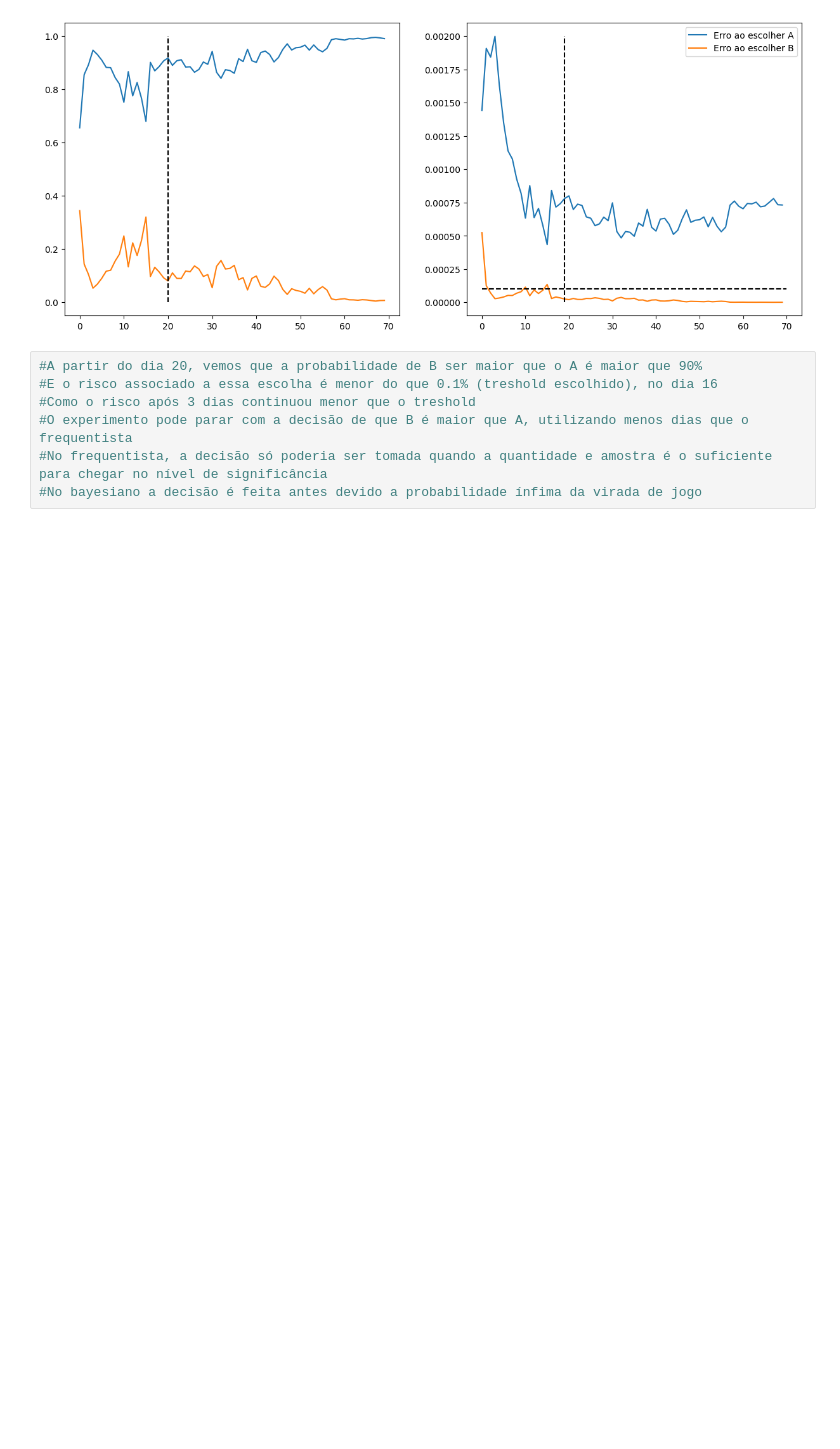
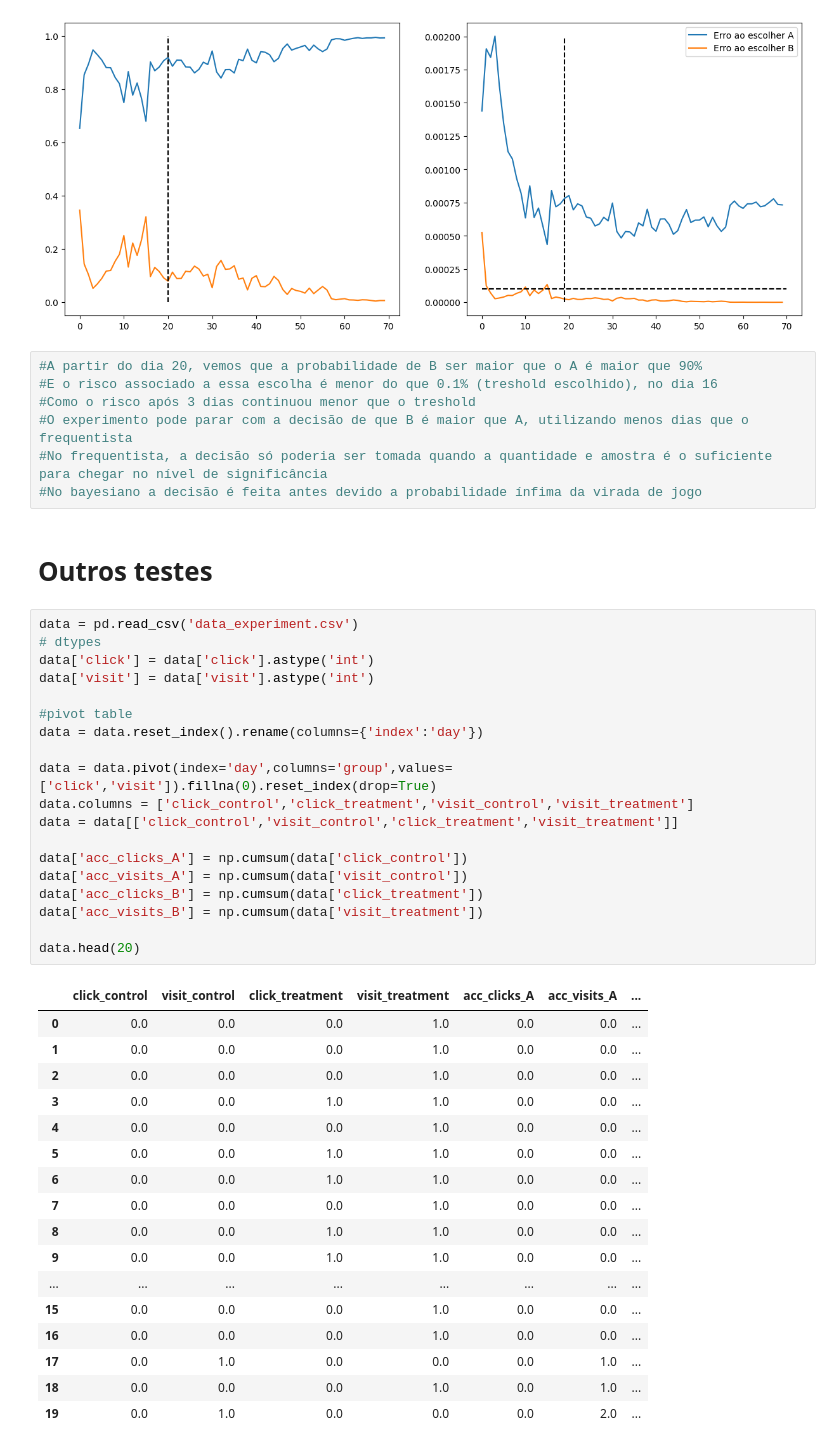
Before and after one commit to ian-alves-sousa/ab_bayesiano, a Jupyter notebook: AB_Frequentista.ipynb, the cells around one changed output. Cells and saved outputs as stored; diff of their text form; blank space fills up the shorter version.

```diff
--- a/AB_Frequentista.ipynb
+++ b/AB_Frequentista.ipynb
@@ -221,3 +221,42 @@ plt.legend();
 #O experimento pode parar com a decisão de que B é maior que A, utilizando menos dias que o frequentista
 #No frequentista, a decisão só poderia ser tomada quando a quantidade e amostra é o suficiente para chegar no nível de significância
 #No bayesiano a decisão é feita antes devido a probabilidade ínfima da virada de jogo
+# %% [markdown]
+# Outros testes
+# %%
+data = pd.read_csv('data_experiment.csv')
+# dtypes
+data['click'] = data['click'].astype('int')
+data['visit'] = data['visit'].astype('int')
+
+#pivot table
+data = data.reset_index().rename(columns={'index':'day'})
+
+data = data.pivot(index='day',columns='group',values=['click','visit']).fillna(0).reset_index(drop=True)
+data.columns = ['click_control','click_treatment','visit_control','visit_treatment']
+data = data[['click_control','visit_control','click_treatment','visit_treatment']]
+
+data['acc_clicks_A'] = np.cumsum(data['click_control'])
+data['acc_visits_A'] = np.cumsum(data['visit_control'])
+data['acc_clicks_B'] = np.cumsum(data['click_treatment'])
+data['acc_visits_B'] = np.cumsum(data['visit_treatment'])
+
+data.head(20)
+# %% [output]
+|  | click_control | visit_control | click_treatment | visit_treatment | acc_clicks_A | acc_visits_A | ... |
+| 0 | 0.0 | 0.0 | 0.0 | 1.0 | 0.0 | 0.0 | ... |
+| 1 | 0.0 | 0.0 | 0.0 | 1.0 | 0.0 | 0.0 | ... |
+| 2 | 0.0 | 0.0 | 0.0 | 1.0 | 0.0 | 0.0 | ... |
+| 3 | 0.0 | 0.0 | 1.0 | 1.0 | 0.0 | 0.0 | ... |
+| 4 | 0.0 | 0.0 | 0.0 | 1.0 | 0.0 | 0.0 | ... |
+| 5 | 0.0 | 0.0 | 1.0 | 1.0 | 0.0 | 0.0 | ... |
+| 6 | 0.0 | 0.0 | 1.0 | 1.0 | 0.0 | 0.0 | ... |
+| 7 | 0.0 | 0.0 | 0.0 | 1.0 | 0.0 | 0.0 | ... |
+| 8 | 0.0 | 0.0 | 1.0 | 1.0 | 0.0 | 0.0 | ... |
+| 9 | 0.0 | 0.0 | 1.0 | 1.0 | 0.0 | 0.0 | ... |
+| ... | ... | ... | ... | ... | ... | ... | ... |
+| 15 | 0.0 | 0.0 | 0.0 | 1.0 | 0.0 | 0.0 | ... |
+| 16 | 0.0 | 0.0 | 0.0 | 1.0 | 0.0 | 0.0 | ... |
+| 17 | 0.0 | 1.0 | 0.0 | 0.0 | 0.0 | 1.0 | ... |
+| 18 | 0.0 | 0.0 | 0.0 | 1.0 | 0.0 | 1.0 | ... |
+| 19 | 0.0 | 1.0 | 0.0 | 0.0 | 0.0 | 2.0 | ... |
```
Also changed, not shown: parts of 1 cell of this notebook, 7 other files.
